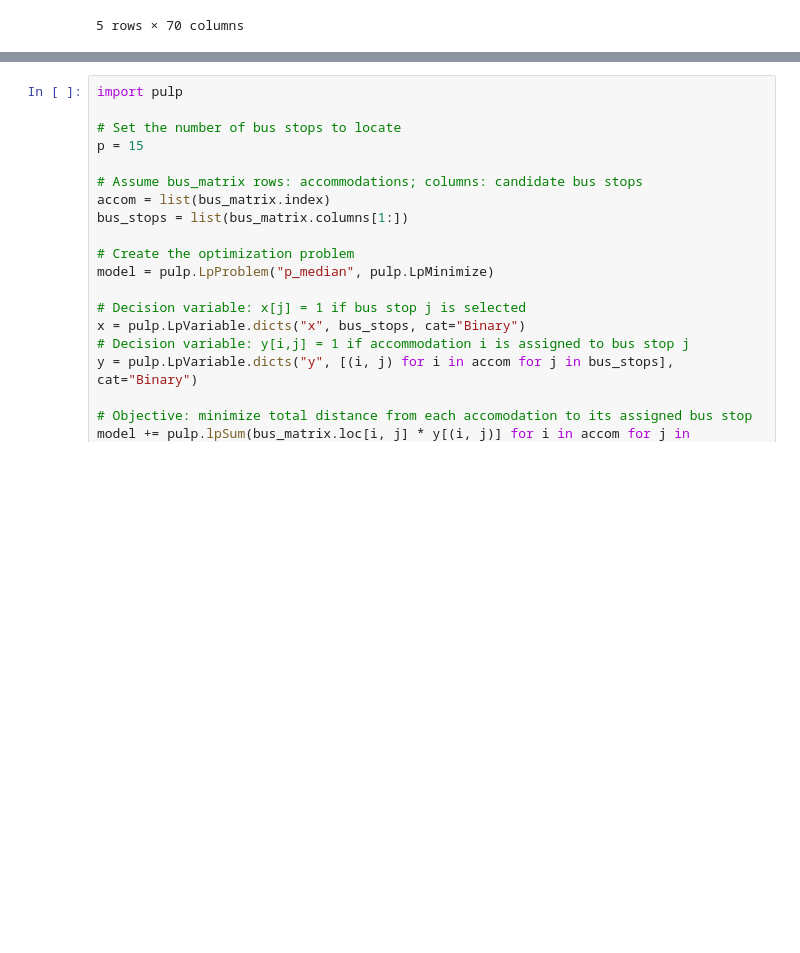
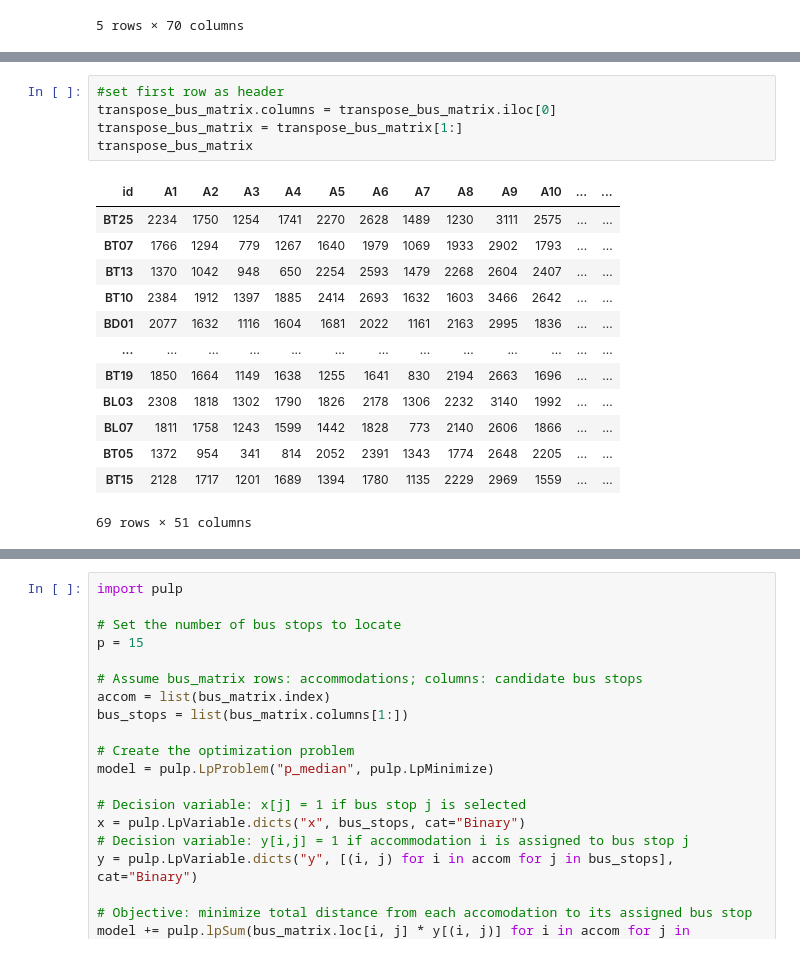
Before and after one commit to gr-oll/SLO_LA_Olympics, a Jupyter notebook: summary.ipynb, the cells around one changed output, grey strips where cells are left out. Drawn from its saved outputs; the diff is of its cells as text; blank space fills up the shorter version.

```diff
--- a/summary.ipynb
+++ b/summary.ipynb
@@ -70,0 +88,19 @@ bus_matrix.head()
+# %%
+#set first row as header
+transpose_bus_matrix.columns = transpose_bus_matrix.iloc[0]
+transpose_bus_matrix = transpose_bus_matrix[1:]
+transpose_bus_matrix
+# %% [output]
+| id | A1 | A2 | A3 | A4 | A5 | A6 | A7 | A8 | A9 | A10 | ... | ... |
+| BT25 | 2234 | 1750 | 1254 | 1741 | 2270 | 2628 | 1489 | 1230 | 3111 | 2575 | ... | ... |
+| BT07 | 1766 | 1294 | 779 | 1267 | 1640 | 1979 | 1069 | 1933 | 2902 | 1793 | ... | ... |
+| BT13 | 1370 | 1042 | 948 | 650 | 2254 | 2593 | 1479 | 2268 | 2604 | 2407 | ... | ... |
+| BT10 | 2384 | 1912 | 1397 | 1885 | 2414 | 2693 | 1632 | 1603 | 3466 | 2642 | ... | ... |
+| BD01 | 2077 | 1632 | 1116 | 1604 | 1681 | 2022 | 1161 | 2163 | 2995 | 1836 | ... | ... |
+| ... | ... | ... | ... | ... | ... | ... | ... | ... | ... | ... | ... | ... |
+| BT19 | 1850 | 1664 | 1149 | 1638 | 1255 | 1641 | 830 | 2194 | 2663 | 1696 | ... | ... |
+| BL03 | 2308 | 1818 | 1302 | 1790 | 1826 | 2178 | 1306 | 2232 | 3140 | 1992 | ... | ... |
+| BL07 | 1811 | 1758 | 1243 | 1599 | 1442 | 1828 | 773 | 2140 | 2606 | 1866 | ... | ... |
+| BT05 | 1372 | 954 | 341 | 814 | 2052 | 2391 | 1343 | 1774 | 2648 | 2205 | ... | ... |
+| BT15 | 2128 | 1717 | 1201 | 1689 | 1394 | 1780 | 1135 | 2229 | 2969 | 1559 | ... | ... |
+69 rows × 51 columns
```
Also changed, not shown: parts of 5 cells of this notebook.
